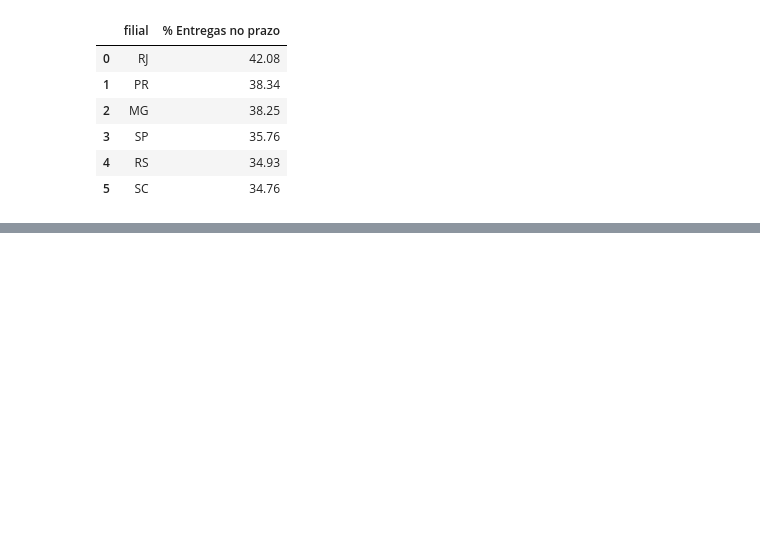
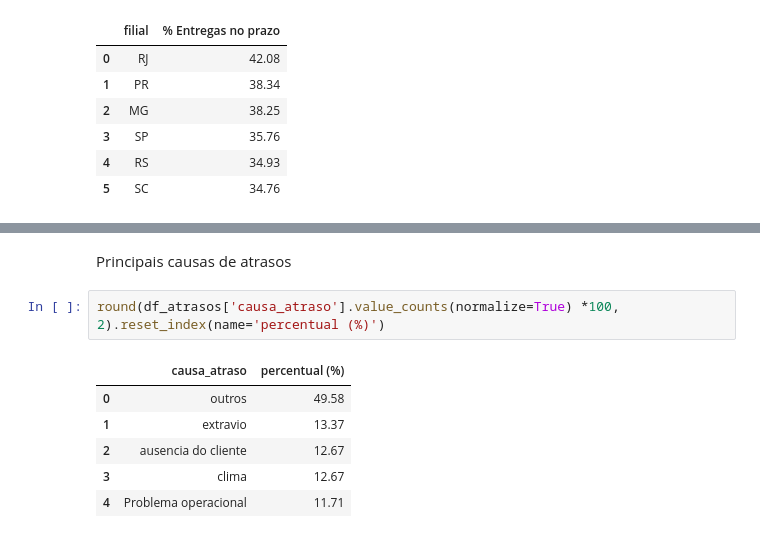
Before and after one commit to AnthonyHerbertC/curso_python, a Jupyter notebook: Aula 07/analise_intermediaria.ipynb, the cells around one changed output, grey strips where cells are left out. Cells and saved outputs as stored; diff of their text form; blank space fills up the shorter version.

```diff
--- a/Aula 07/analise_intermediaria.ipynb
+++ b/Aula 07/analise_intermediaria.ipynb
@@ -97,0 +162,11 @@ round(sla_final,2).reset_index(name="% Entregas no prazo")
+# %% [markdown]
+Principais causas de atrasos
+# %%
+round(df_atrasos['causa_atraso'].value_counts(normalize=True) *100, 2).reset_index(name='percentual (%)')
+# %% [output]
+|  | causa_atraso | percentual (%) |
+| 0 | outros | 49.58 |
+| 1 | extravio | 13.37 |
+| 2 | ausencia do cliente | 12.67 |
+| 3 | clima | 12.67 |
+| 4 | Problema operacional | 11.71 |
```
Also changed, not shown: parts of 11 cells of this notebook.
